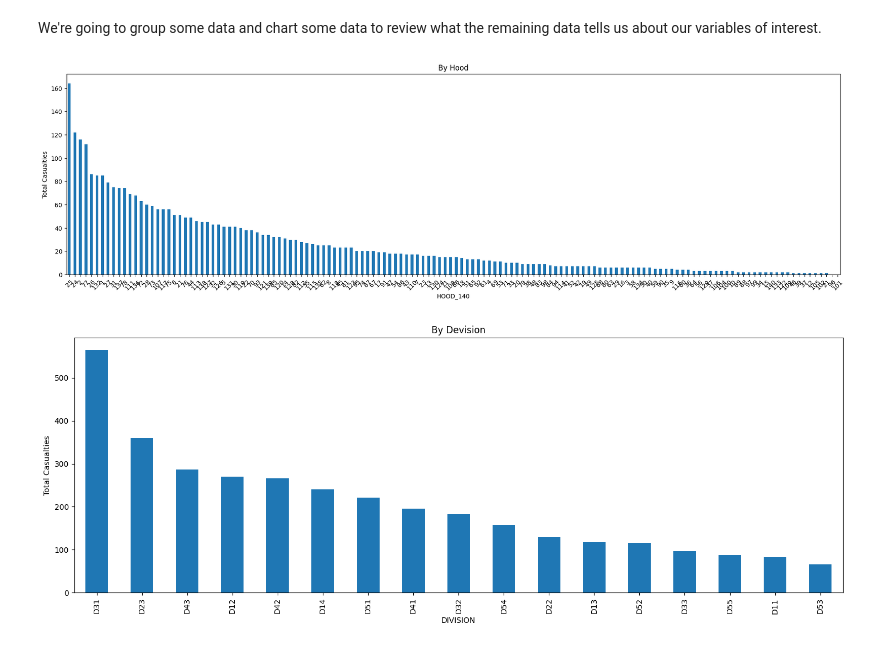
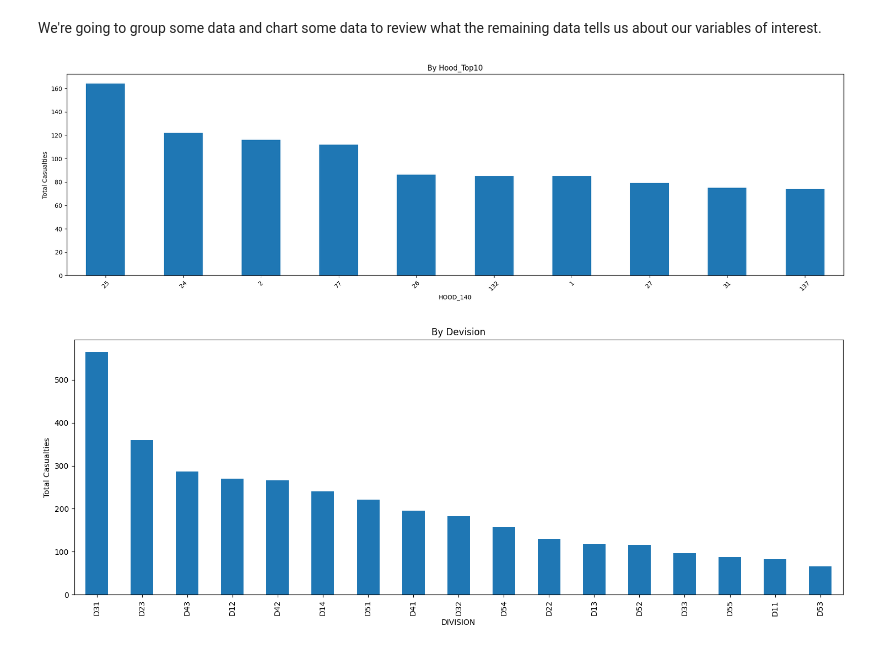
Before and after one commit to annwanginnt/data_scirence, a Jupyter notebook: AI_FIREARM.ipynb, the cells around one changed output. Drawn from its saved outputs; the diff is of its cells as text; code cells hidden in the pictures.

```diff
--- a/AI_FIREARM.ipynb
+++ b/AI_FIREARM.ipynb
@@ -263,18 +263,18 @@ df2
 We're going to group some data and chart some data to review what the remaining data tells us about our variables of interest.
 # %%
 grouped_hood = df2.groupby('HOOD_140')['TOTAL_CASUALTIES'].sum()
-grouped_hood = grouped_hood.sort_values(ascending=False)
+grouped_hood = grouped_hood.sort_values(ascending=False).head(10)
 # %%
 plt.figure(figsize=(23, 6))
 grouped_hood.plot(kind='bar')
 plt.xlabel('HOOD_140')
 plt.ylabel('Total Casualties')
 plt.title('Total Casualties by HOOD_140')
 plt.xticks(rotation=45)
-plt.title('By Hood')
+plt.title('By Hood_Top10')
 plt.show()
 # %% [output]
-[figure, old version]
+[figure, new version]
 # %%
 grouped_division = df2.groupby('DIVISION')['TOTAL_CASUALTIES'].sum()
 grouped_division = grouped_division.sort_values(ascending=False)
```
Also changed, not shown: parts of 21 cells of this notebook.
